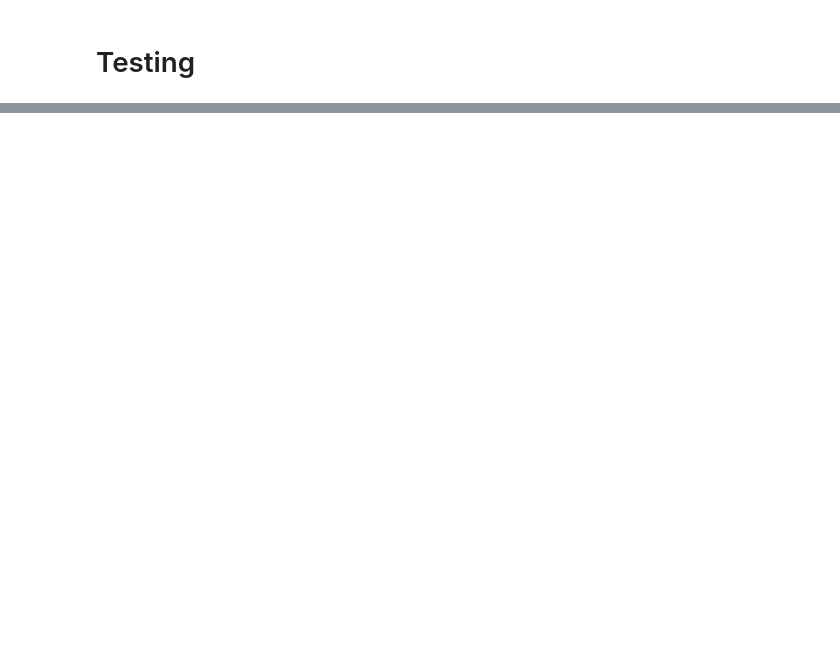
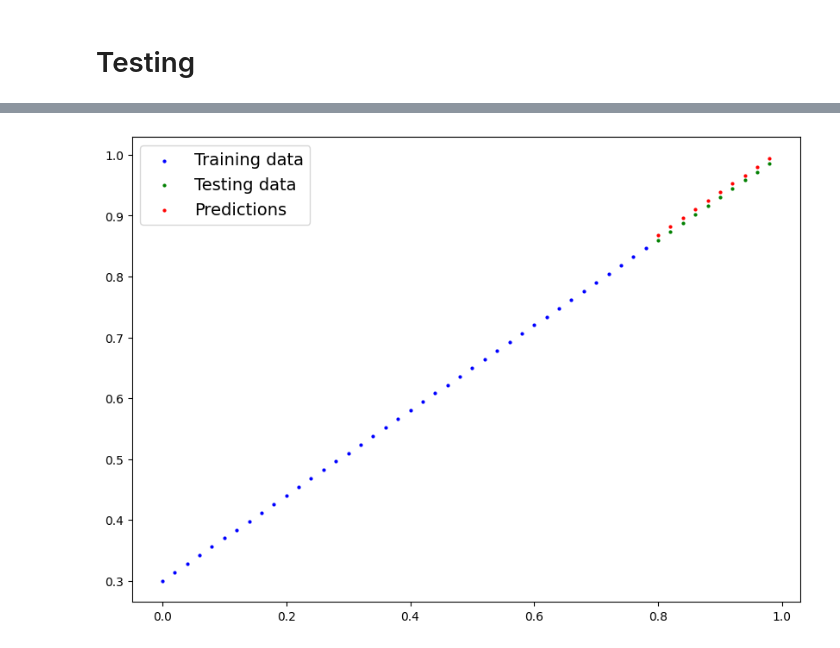
Before and after one commit to tudaykrishna/PyTorch, a Jupyter notebook: 01_Pytorch.ipynb, the cells around one changed output, grey strips where cells are left out. Cells and saved outputs as stored; diff of their text form; code cells hidden in the pictures; blank space fills up the shorter version.

```diff
--- a/01_Pytorch.ipynb
+++ b/01_Pytorch.ipynb
@@ -350,8 +350,12 @@ OrderedDict([('weights', tensor([0.5784])),
 # %%
 torch.manual_seed(42)
 # An epoch is one loop the data (tis is a hyperameters because we are setting it ourself)
-epochs = 100
+epochs = 200
 
+##Tracking the values
+epoch_count=[]
+loss_values=[]
+test_loss_values = []
 
 ##Training
 
@@ -387,7 +391,12 @@ for epoch in range(epochs):
 
         ## 2. Claculate the loss
         test_loss=loss_fn(test_pred,Y_test)
+
+
     if epoch % 10 ==0:
+        epoch_count.append(epoch)
+        test_loss_values.append(test_loss)
+        loss_values.append(loss)
         print(f"Epoch: {epoch} |Test: {loss}|Test loss:{test_loss}")
 # %% [output]
 Epoch: 0 |Test: 0.3128813517678373|Test loss:0.4810651795382455
@@ -407,0 +431,6 @@ OrderedDict([('weights', tensor([0.5784])),
+# %%
+with torch.inference_mode():
+    y_preds_new = model_0(X_test)
+plot_predictions(predictions=y_preds_new)
+# %% [output]
+[figure, added]
```
Also changed, not shown: parts of 7 cells of this notebook.
